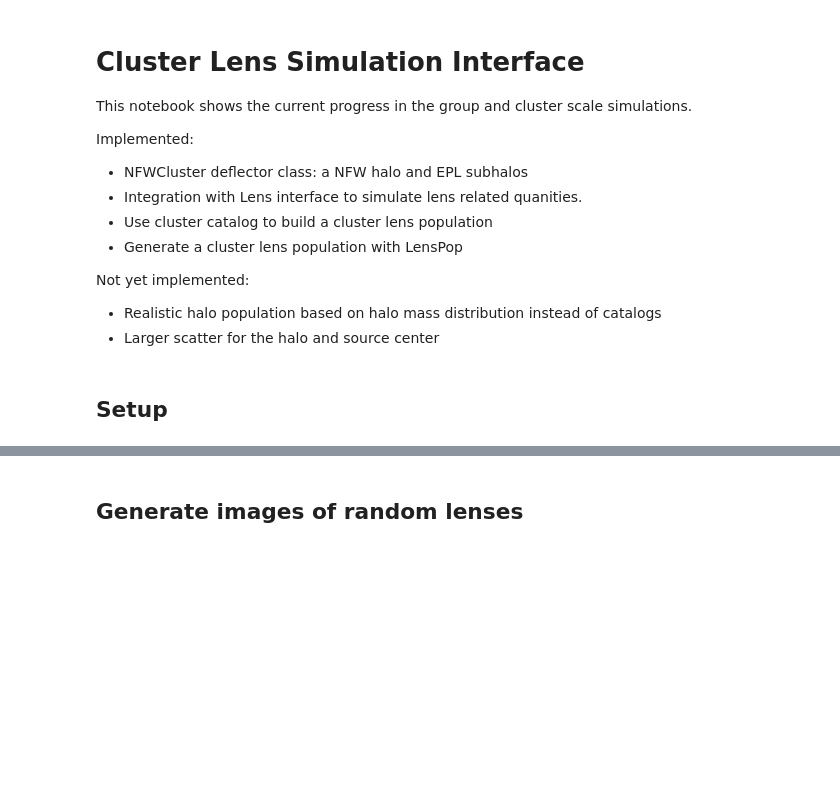
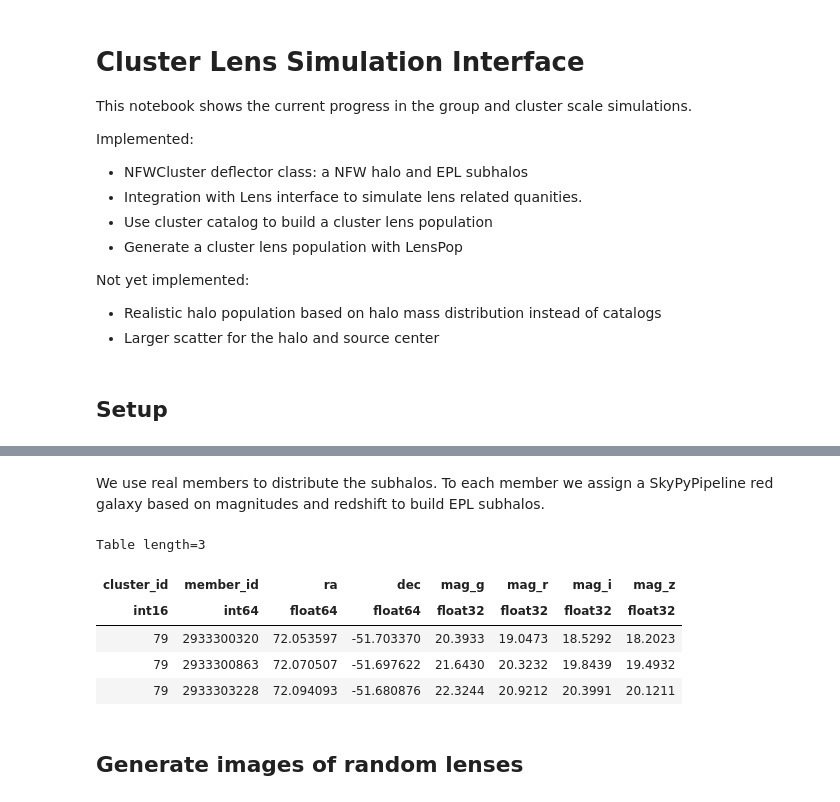
Before and after one commit to LSST-strong-lensing/slsim, a Jupyter notebook: notebooks/cluster_lens.ipynb, the cells around one changed output, grey strips where cells are left out. Saved outputs shown, nothing was run; the diff lists cells and outputs as text; code cells hidden in the pictures; blank space fills up the shorter version.

```diff
--- a/notebooks/cluster_lens.ipynb
+++ b/notebooks/cluster_lens.ipynb
@@ -63,0 +72,11 @@ cluster_lens_pop = LensPop(
+# %% [markdown]
+We use real members to distribute the subhalos. To each member we assign a SkyPyPipeline red galaxy based on magnitudes and redshift to build EPL subhalos.
+# %%
+members_catalog[:3]
+# %% [output]
+Table length=3
+| cluster_id | member_id | ra | dec | mag_g | mag_r | mag_i | mag_z |
+| int16 | int64 | float64 | float64 | float32 | float32 | float32 | float32 |
+| 79 | 2933300320 | 72.053597 | -51.703370 | 20.3933 | 19.0473 | 18.5292 | 18.2023 |
+| 79 | 2933300863 | 72.070507 | -51.697622 | 21.6430 | 20.3232 | 19.8439 | 19.4932 |
+| 79 | 2933303228 | 72.094093 | -51.680876 | 22.3244 | 20.9212 | 20.3991 | 20.1211 |
```
Also changed, not shown: parts of 12 cells of this notebook, 8 other files.
